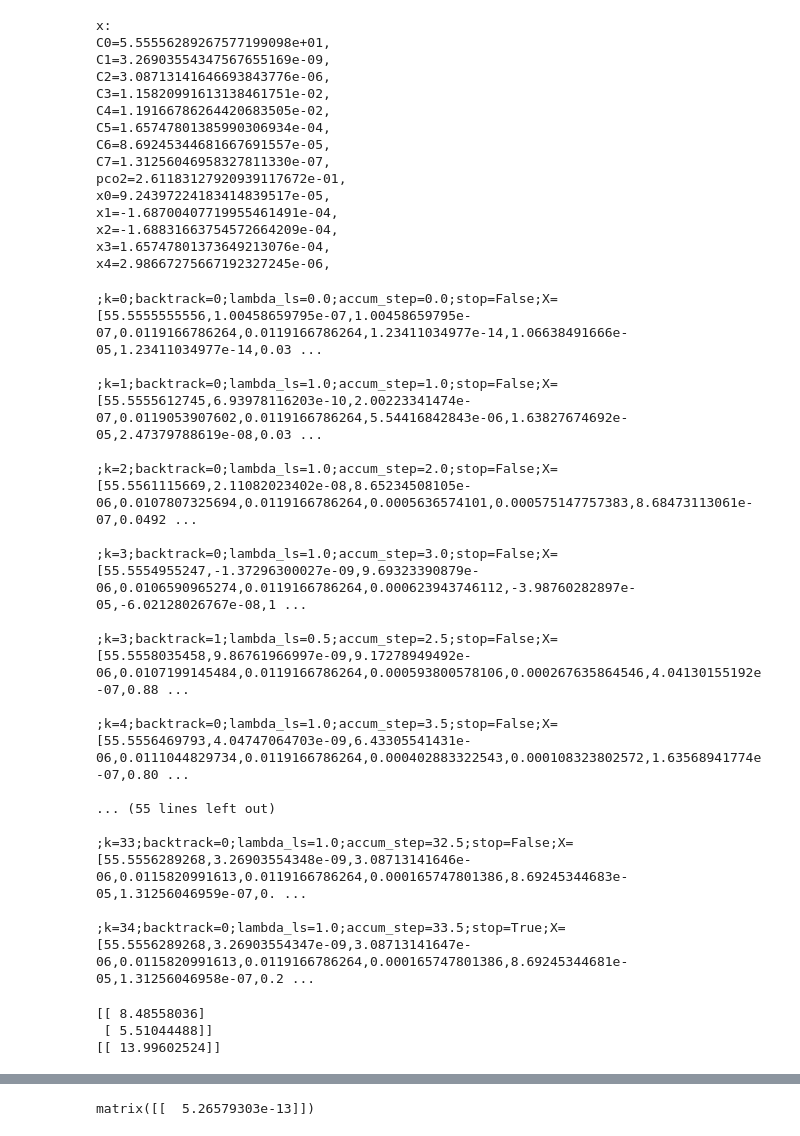
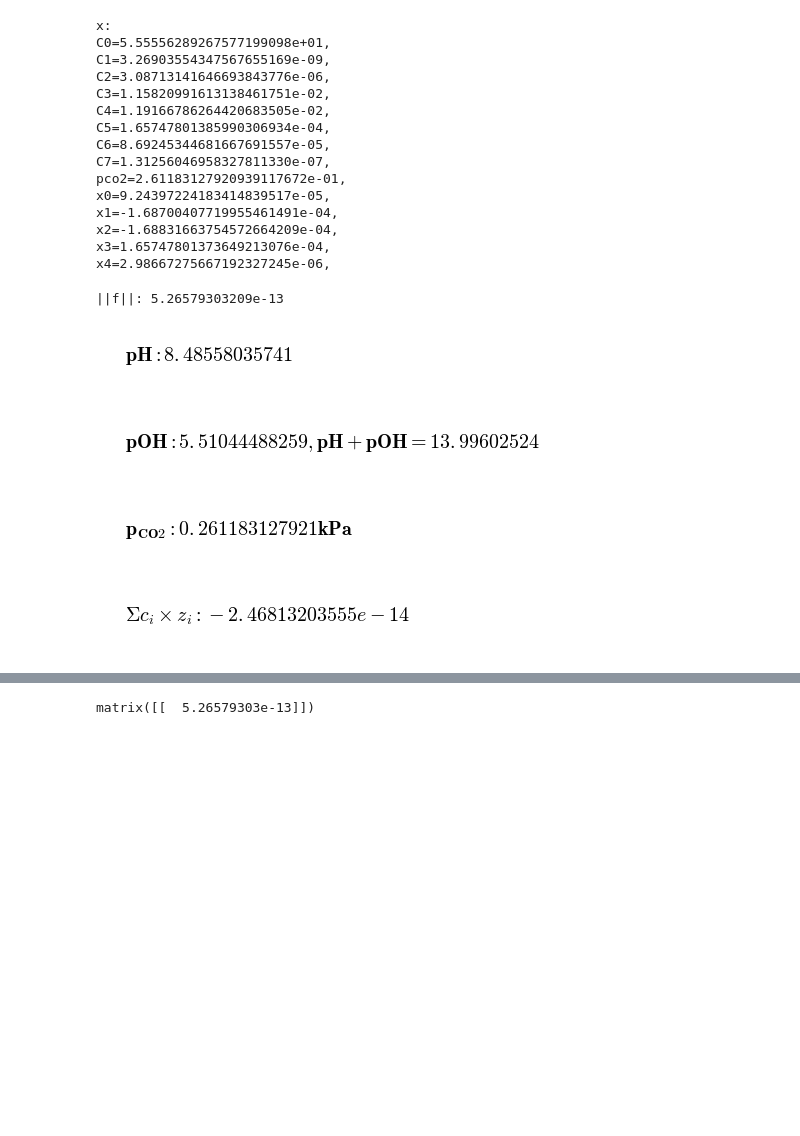
Before and after one commit to santiago-salas-v/lit-imp, a Jupyter notebook: CO2 Equilibria.ipynb, the cells around one changed output, grey strips where cells are left out. Cells and saved outputs as stored; diff of their text form; code cells hidden in the pictures; blank space fills up the shorter version.

Commit message:
Use logging to reduce output

```diff
--- a/CO2 Equilibria.ipynb
+++ b/CO2 Equilibria.ipynb
@@ -474,7 +474,7 @@ res = root(eq_set, x0, jac=False, tol=1e-10)
 #res = root(eq_set, x0, method='broyden1', jac=jac_eq_set, tol=1e-10, options={'line_search': 'wolfe'})
 #res = root(eq_set, res.x, jac=False, tol=1e-12, method='broyden1')
 for item in res.keys():
-    if item not in ['qtf', 'r']:
+    if item not in ['qtf', 'r', 'jac', 'fjac']:
         print str(item) + ': ' + str(getattr(res, str(item)))
 print '||f||: ' + str(np.sqrt(res.fun.T.dot(res.fun)))
 print ''
@@ -566,6 +566,14 @@ x3=1.65747801373649213076e-04,
 x4=2.98667275667192327245e-06,
 # %%
 from numerik import nr_ls
+import logging
+
+logger = logging.getLogger()
+fhandler = logging.FileHandler(filename='./logs/CO2_Equilibria.log')
+formatter = logging.Formatter('%(asctime)s;%(message)s')
+fhandler.setFormatter(formatter)
+logger.addHandler(fhandler)
+logger.setLevel(logging.DEBUG)
 
 def notify_status_func(progress_k, stop_value, k,
                        j_it_backtrack, lambda_ls, accum_step,
@@ -578,56 +586,47 @@ def notify_status_func(progress_k, stop_value, k,
             ';backtrack=' + str(j_it_backtrack) + \
             ';lambda_ls=' + str(lambda_ls) + \
             ';accum_step=' + str(accum_step) + \
             ';stop=' + str(stop_value) + \
             ';X=' + '[' + ','.join(map(str, x.T.A1)) + ']' + \
             ';||X(k)-X(k-1)||=' + str((diff.T * diff).item()) + \
             ';f(X)=' + '[' + ','.join(map(str, f_val.T.A1)) + ']' + \
             ';||f(X)||=' + str(np.sqrt((f_val.T * f_val).item())) + \
             ';j(X)=' + str(j_val.tolist()) + \
             ';Y=' + '[' + ','.join(map(str, y.T.A1)) + ']' + \
             ';||Y||=' + str(np.sqrt((y.T * y).item())) + \
             ';g=' + str(g_min) + \
             ';|g-g1|=' + str(abs(g_min - g1))
-    print pr_str + '\n'
+    logging.debug(pr_str)
 
 progress_k, stop, outer_it_k, outer_it_j, \
         lambda_ls, accum_step, x, \
         diff, f_val, lambda_ls_y, \
         method_loops = \
         nr_ls(x0=np.matrix(x0).T,
               f=lambda x: np.matrix(eq_set(x)).T,
               j=lambda x: np.matrix(jac_eq_set(x)),
               tol=1e-12,
               max_it=1000,
               inner_loop_condition=lambda x_vec:
               all([item >= 0 for item in
                    x_vec[0:9]]),
               notify_status_func=notify_status_func,
               method_loops=[0, 0],
               process_func_handle=None)
+
+x = x.A1
+f_val = f_val.A1
+
+print '||f||: ' + str(np.sqrt(f_val.T.dot(f_val)))
+print_latex('\\bf{pH}: ' + str(-np.log10(x[1])))
+print_latex('\\bf{pOH}: ' + str(-np.log10(x[2])) + \
+            ', pH+pOH=' + str(-np.log10(x[1])+-np.log10(x[2])))
+print_latex('\\bf{p_{CO2}}:' + str(x[8]) + ' kPa')
+print_latex('\\Sigma{c_i\\times z_i}:' + \
+            str(x[1]-x[2]-x[3]+x[4]-2*x[5]))
 # %% [output]
-;k=0;backtrack=0;lambda_ls=0.0;accum_step=0.0;stop=False;X=[55.5555555556,1.00458659795e-07,1.00458659795e-07,0.0119166786264,0.0119166786264,1.23411034977e-14,1.06638491666e-05,1.23411034977e-14,0.03 ...
-
-;k=1;backtrack=0;lambda_ls=1.0;accum_step=1.0;stop=False;X=[55.5555612745,6.93978116203e-10,2.00223341474e-07,0.0119053907602,0.0119166786264,5.54416842843e-06,1.63827674692e-05,2.47379788619e-08,0.03 ...
-
-;k=2;backtrack=0;lambda_ls=1.0;accum_step=2.0;stop=False;X=[55.5561115669,2.11082023402e-08,8.65234508105e-06,0.0107807325694,0.0119166786264,0.0005636574101,0.000575147757383,8.68473113061e-07,0.0492 ...
-
-;k=3;backtrack=0;lambda_ls=1.0;accum_step=3.0;stop=False;X=[55.5554955247,-1.37296300027e-09,9.69323390879e-06,0.0106590965274,0.0119166786264,0.000623943746112,-3.98760282897e-05,-6.02128026767e-08,1 ...
-
-;k=3;backtrack=1;lambda_ls=0.5;accum_step=2.5;stop=False;X=[55.5558035458,9.86761966997e-09,9.17278949492e-06,0.0107199145484,0.0119166786264,0.000593800578106,0.000267635864546,4.04130155192e-07,0.88 ...
-
-;k=4;backtrack=0;lambda_ls=1.0;accum_step=3.5;stop=False;X=[55.5556469793,4.04747064703e-09,6.43305541431e-06,0.0111044829734,0.0119166786264,0.000402883322543,0.000108323802572,1.63568941774e-07,0.80 ...
-
-... (55 lines left out)
-
-;k=33;backtrack=0;lambda_ls=1.0;accum_step=32.5;stop=False;X=[55.5556289268,3.26903554348e-09,3.08713141646e-06,0.0115820991613,0.0119166786264,0.000165747801386,8.69245344683e-05,1.31256046959e-07,0. ...
-
-;k=34;backtrack=0;lambda_ls=1.0;accum_step=33.5;stop=True;X=[55.5556289268,3.26903554347e-09,3.08713141647e-06,0.0115820991613,0.0119166786264,0.000165747801386,8.69245344681e-05,1.31256046958e-07,0.2 ...
+||f||: 5.26579303209e-13
+[figure, added]
+[figure, added]
+[figure, added]
+[figure, added]
-# %%
-pHOH = -np.log10(x[1:3])
-print pHOH
-print sum(pHOH)
-# %% [output]
-[[ 8.48558036]
- [ 5.51044488]]
-[[ 13.99602524]]
```
Also changed, not shown: parts of 2 cells of this notebook.
